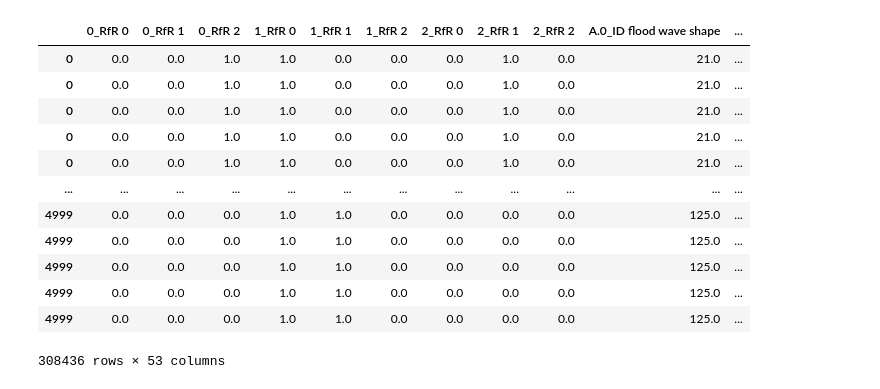
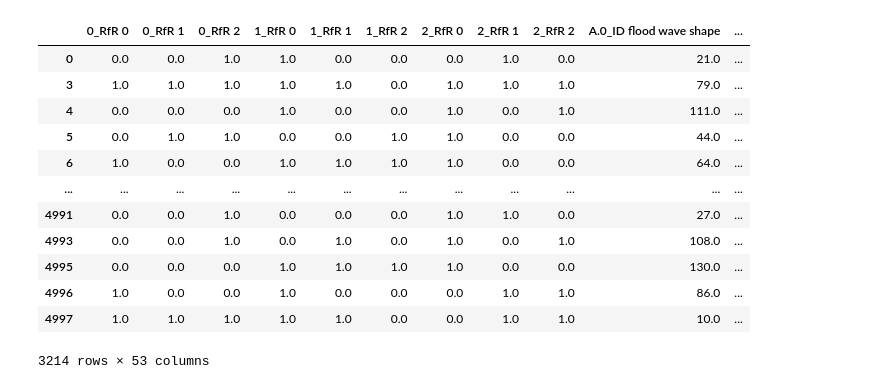
Before and after one commit to Lischip/FabiosDecisions, a Jupyter notebook: epa1361/final assignment/scen_selection.ipynb, the cells around one changed output. Saved outputs shown, nothing was run; the diff lists cells and outputs as text; code cells hidden in the pictures.

```diff
--- a/epa1361/final assignment/scen_selection.ipynb
+++ b/epa1361/final assignment/scen_selection.ipynb
@@ -75,26 +78,25 @@ conditions = []
 
 for column in lims.columns:
     if isinstance(lims[column][0], set):
-        conditions.append(experiments[column].isin(listlims))
+        conditions.append(experiments[column].isin(lims[column][0]))
     else:
         conditions.append(experiments[column] >= lims[column][0])
         conditions.append(experiments[column] <= lims[column][1])
 
 df = pd.DataFrame(conditions).T
-#drop rows that contain any False TBC
-# %%
-experiments[pd.DataFrame(conditions).T.values]
-# %% [output]
-|  | 0_RfR 0 | 0_RfR 1 | 0_RfR 2 | 1_RfR 0 | 1_RfR 1 | 1_RfR 2 | 2_RfR 0 | 2_RfR 1 | 2_RfR 2 | A.0_ID flood wave shape | ... |
-| 0 | 0.0 | 0.0 | 1.0 | 1.0 | 0.0 | 0.0 | 0.0 | 1.0 | 0.0 | 21.0 | ... |
-| 0 | 0.0 | 0.0 | 1.0 | 1.0 | 0.0 | 0.0 | 0.0 | 1.0 | 0.0 | 21.0 | ... |
-| 0 | 0.0 | 0.0 | 1.0 | 1.0 | 0.0 | 0.0 | 0.0 | 1.0 | 0.0 | 21.0 | ... |
-| 0 | 0.0 | 0.0 | 1.0 | 1.0 | 0.0 | 0.0 | 0.0 | 1.0 | 0.0 | 21.0 | ... |
-| 0 | 0.0 | 0.0 | 1.0 | 1.0 | 0.0 | 0.0 | 0.0 | 1.0 | 0.0 | 21.0 | ... |
-| ... | ... | ... | ... | ... | ... | ... | ... | ... | ... | ... | ... |
-| 4999 | 0.0 | 0.0 | 0.0 | 1.0 | 1.0 | 0.0 | 0.0 | 0.0 | 0.0 | 125.0 | ... |
-| 4999 | 0.0 | 0.0 | 0.0 | 1.0 | 1.0 | 0.0 | 0.0 | 0.0 | 0.0 | 125.0 | ... |
-| 4999 | 0.0 | 0.0 | 0.0 | 1.0 | 1.0 | 0.0 | 0.0 | 0.0 | 0.0 | 125.0 | ... |
-| 4999 | 0.0 | 0.0 | 0.0 | 1.0 | 1.0 | 0.0 | 0.0 | 0.0 | 0.0 | 125.0 | ... |
-| 4999 | 0.0 | 0.0 | 0.0 | 1.0 | 1.0 | 0.0 | 0.0 | 0.0 | 0.0 | 125.0 | ... |
-308436 rows × 53 columns
+# %%
+experiments.iloc[df[(df== False).any(axis=1)].index]
+# %% [output]
+|  | 0_RfR 0 | 0_RfR 1 | 0_RfR 2 | 1_RfR 0 | 1_RfR 1 | 1_RfR 2 | 2_RfR 0 | 2_RfR 1 | 2_RfR 2 | A.0_ID flood wave shape | ... |
+| 0 | 0.0 | 0.0 | 1.0 | 1.0 | 0.0 | 0.0 | 0.0 | 1.0 | 0.0 | 21.0 | ... |
+| 3 | 1.0 | 1.0 | 1.0 | 1.0 | 1.0 | 0.0 | 1.0 | 1.0 | 1.0 | 79.0 | ... |
+| 4 | 0.0 | 0.0 | 0.0 | 1.0 | 0.0 | 0.0 | 1.0 | 0.0 | 1.0 | 111.0 | ... |
+| 5 | 0.0 | 1.0 | 1.0 | 0.0 | 0.0 | 1.0 | 1.0 | 0.0 | 0.0 | 44.0 | ... |
+| 6 | 1.0 | 0.0 | 0.0 | 1.0 | 1.0 | 1.0 | 1.0 | 0.0 | 0.0 | 64.0 | ... |
+| ... | ... | ... | ... | ... | ... | ... | ... | ... | ... | ... | ... |
+| 4991 | 0.0 | 0.0 | 1.0 | 0.0 | 0.0 | 0.0 | 1.0 | 1.0 | 0.0 | 27.0 | ... |
+| 4993 | 0.0 | 0.0 | 1.0 | 0.0 | 1.0 | 0.0 | 1.0 | 0.0 | 1.0 | 108.0 | ... |
+| 4995 | 0.0 | 0.0 | 0.0 | 1.0 | 1.0 | 1.0 | 1.0 | 0.0 | 0.0 | 130.0 | ... |
+| 4996 | 1.0 | 0.0 | 0.0 | 1.0 | 0.0 | 0.0 | 0.0 | 1.0 | 1.0 | 86.0 | ... |
+| 4997 | 1.0 | 1.0 | 1.0 | 1.0 | 1.0 | 0.0 | 0.0 | 1.0 | 1.0 | 10.0 | ... |
+3214 rows × 53 columns
```
Also changed, not shown: parts of 12 cells of this notebook.
